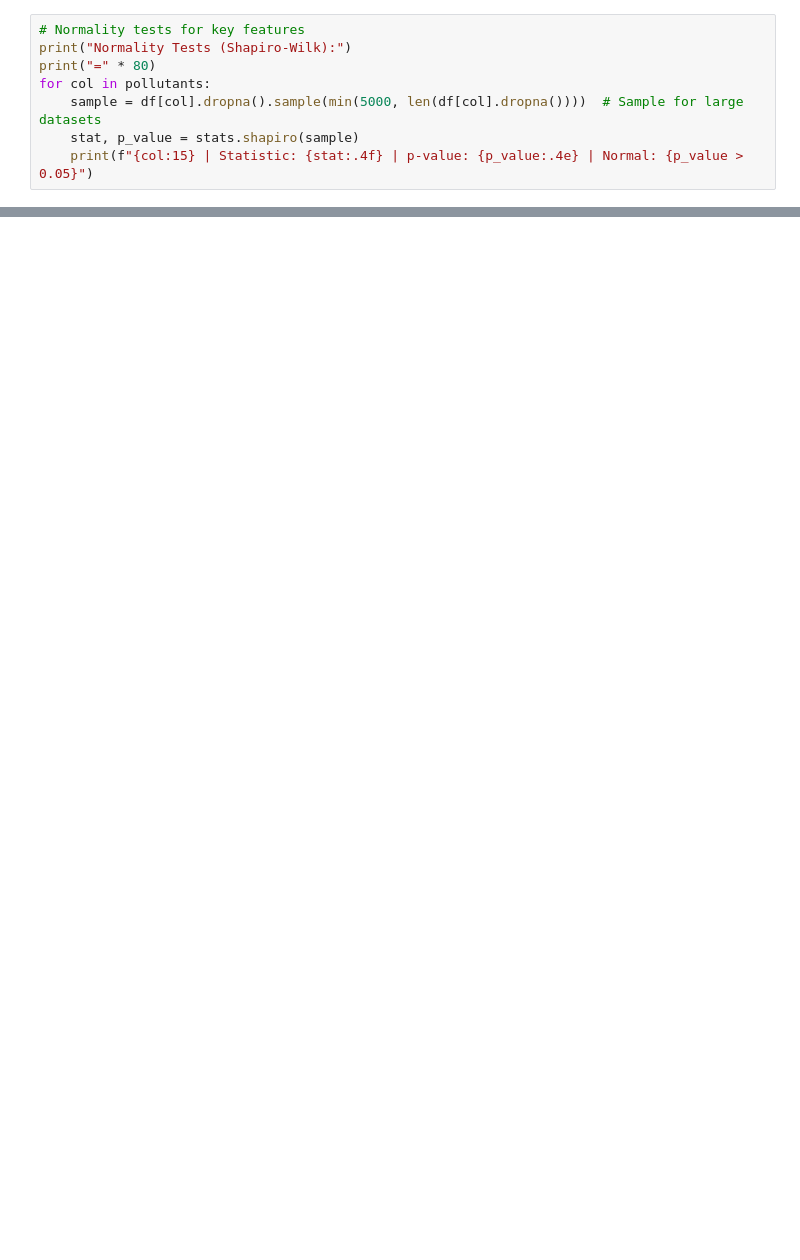
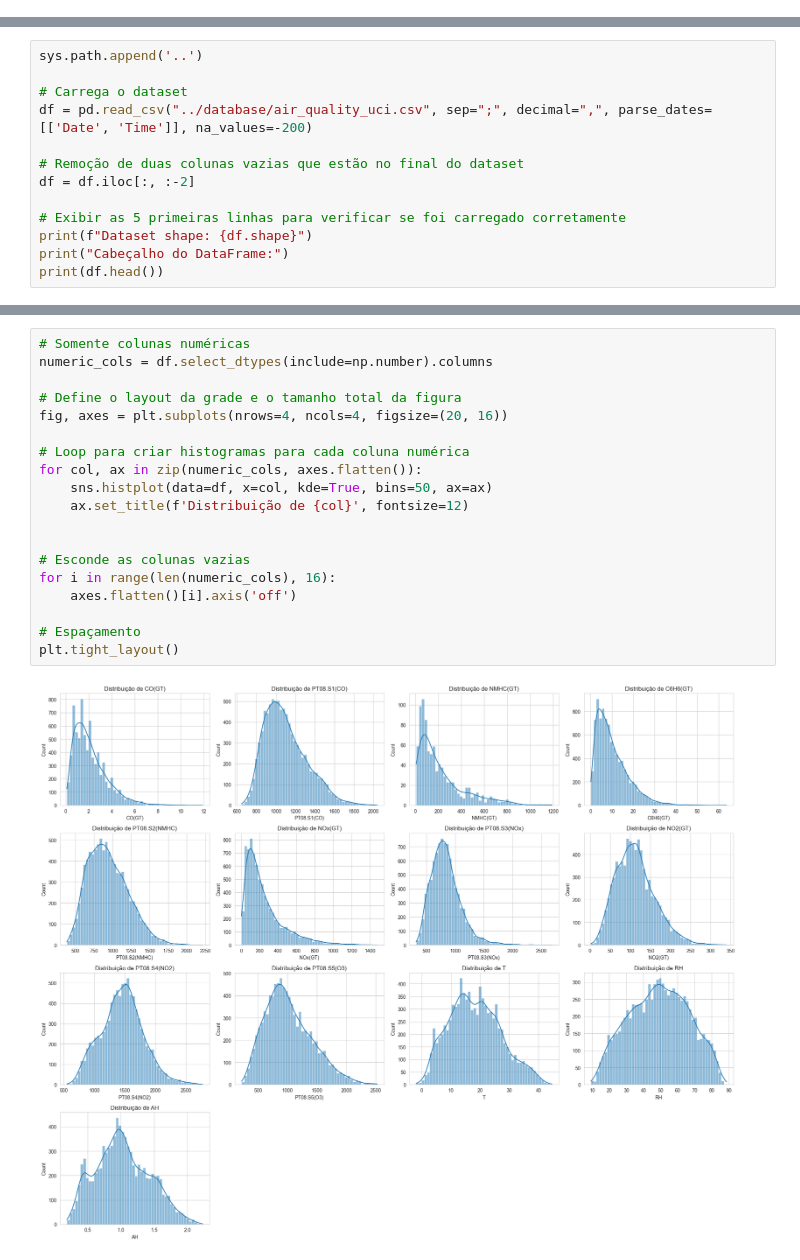
Before and after one commit to diego-nac/ica-homeworks, a Jupyter notebook: homework1/hw1.ipynb, the cells around one changed output, grey strips where cells are left out. Saved outputs shown, nothing was run; the diff lists cells and outputs as text; blank space fills up the shorter version.

Commit message:
feat: Descricao do dataset, geracao de estatiscas univariadas incondicionais(media,desvio padrao e skewness), criacao de graficos univariados incondicionais(histogramas e boxplots)

```diff
--- a/homework1/hw1.ipynb
+++ b/homework1/hw1.ipynb
@@ -257,8 +0,0 @@ plt.show()
-# %%
-# Normality tests for key features
-print("Normality Tests (Shapiro-Wilk):")
-print("=" * 80)
-for col in pollutants:
-    sample = df[col].dropna().sample(min(5000, len(df[col].dropna())))  # Sample for large datasets
-    stat, p_value = stats.shapiro(sample)
-    print(f"{col:15} | Statistic: {stat:.4f} | p-value: {p_value:.4e} | Normal: {p_value > 0.05}")
@@ -292,0 +22,13 @@ NO2(GT)         | Statistic: 0.9563 | p-value: 2.7120e-36 | Normal: False
+# %%
+sys.path.append('..')
+
+# Carrega o dataset
+df = pd.read_csv("../database/air_quality_uci.csv", sep=";", decimal=",", parse_dates=[['Date', 'Time']], na_values=-200)
+
+# Remoção de duas colunas vazias que estão no final do dataset
+df = df.iloc[:, :-2]
+
+# Exibir as 5 primeiras linhas para verificar se foi carregado corretamente
+print(f"Dataset shape: {df.shape}")
+print("Cabeçalho do DataFrame:")
+print(df.head())
@@ -292,0 +213,21 @@ NO2(GT)         | Statistic: 0.9563 | p-value: 2.7120e-36 | Normal: False
+# %%
+# Somente colunas numéricas
+numeric_cols = df.select_dtypes(include=np.number).columns
+
+# Define o layout da grade e o tamanho total da figura
+fig, axes = plt.subplots(nrows=4, ncols=4, figsize=(20, 16))
+
+# Loop para criar histogramas para cada coluna numérica
+for col, ax in zip(numeric_cols, axes.flatten()):
+    sns.histplot(data=df, x=col, kde=True, bins=50, ax=ax)
+    ax.set_title(f'Distribuição de {col}', fontsize=12)
+
+
+# Esconde as colunas vazias
+for i in range(len(numeric_cols), 16):
+    axes.flatten()[i].axis('off')
+
+# Espaçamento
+plt.tight_layout()
+# %% [output]
+[figure, added]
```
Also changed, not shown: parts of 44 cells of this notebook.
